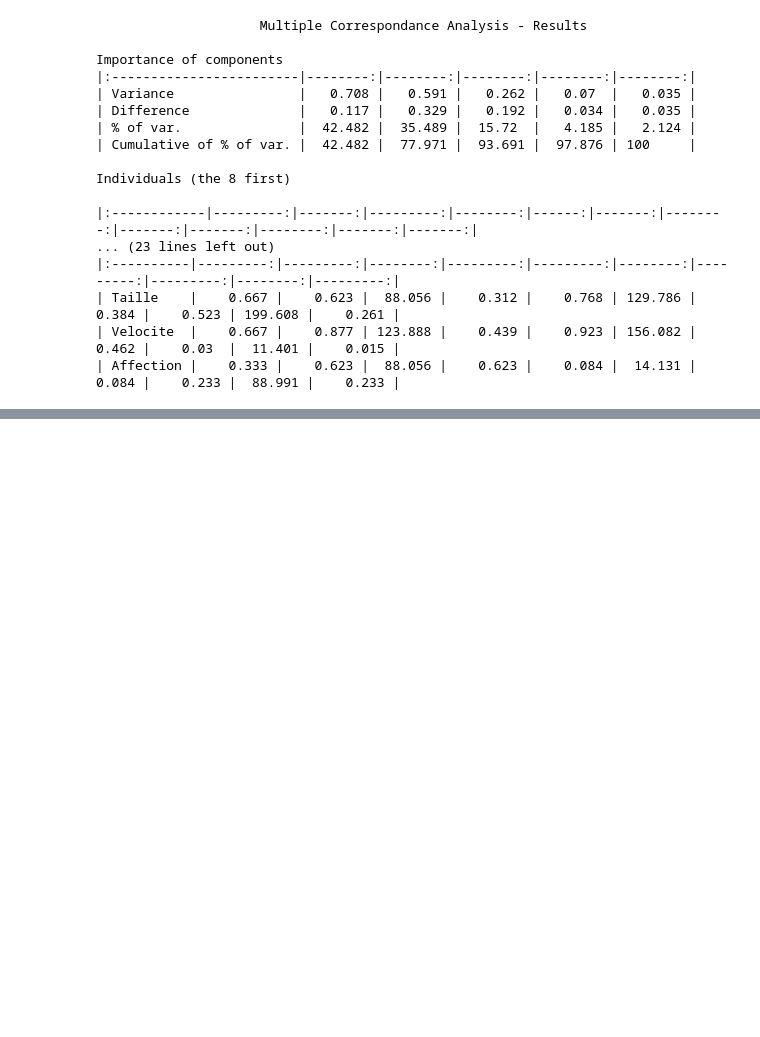
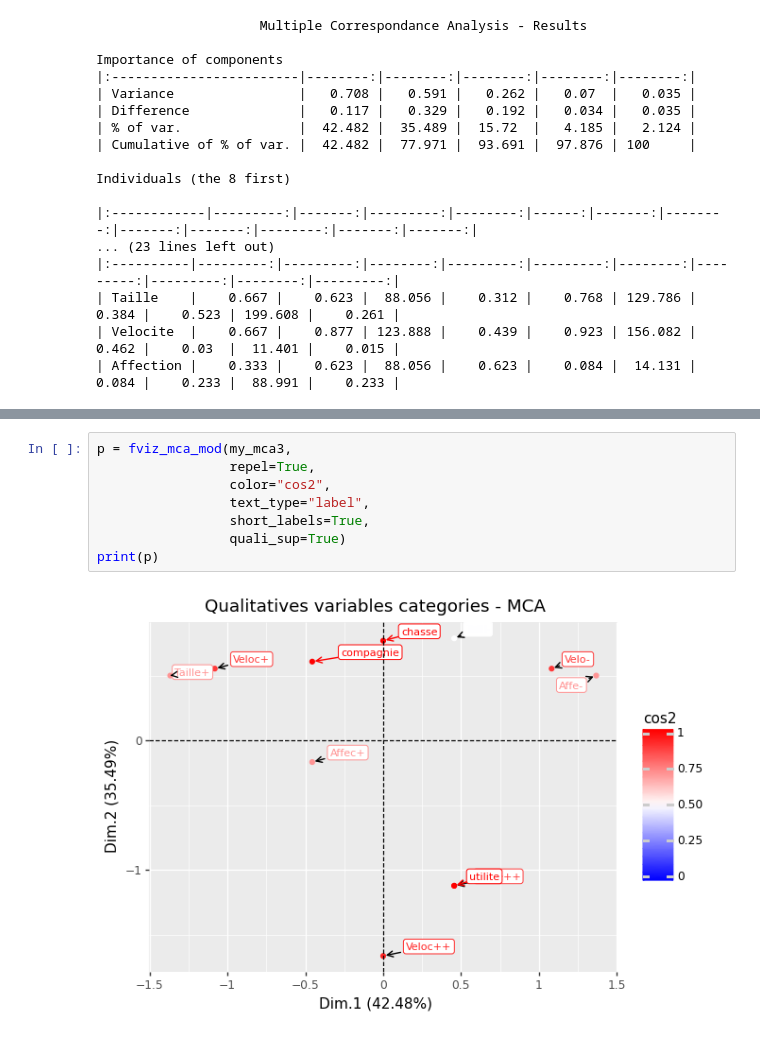
Before and after one commit to enfantbenidedieu/scientisttools, a Jupyter notebook: mca_example.ipynb, the cells around one changed output, grey strips where cells are left out. Cells and saved outputs as stored; diff of their text form; blank space fills up the shorter version.

```diff
--- a/mca_example.ipynb
+++ b/mca_example.ipynb
@@ -766,0 +767,10 @@ my_mca.transform
+# %%
+p = fviz_mca_mod(my_mca3,
+                 repel=True,
+                 color="cos2",
+                 text_type="label",
+                 short_labels=True,
+                 quali_sup=True)
+print(p)
+# %% [output]
+[figure, added]
```
Also changed, not shown: parts of 3 cells of this notebook, 4 other files.
